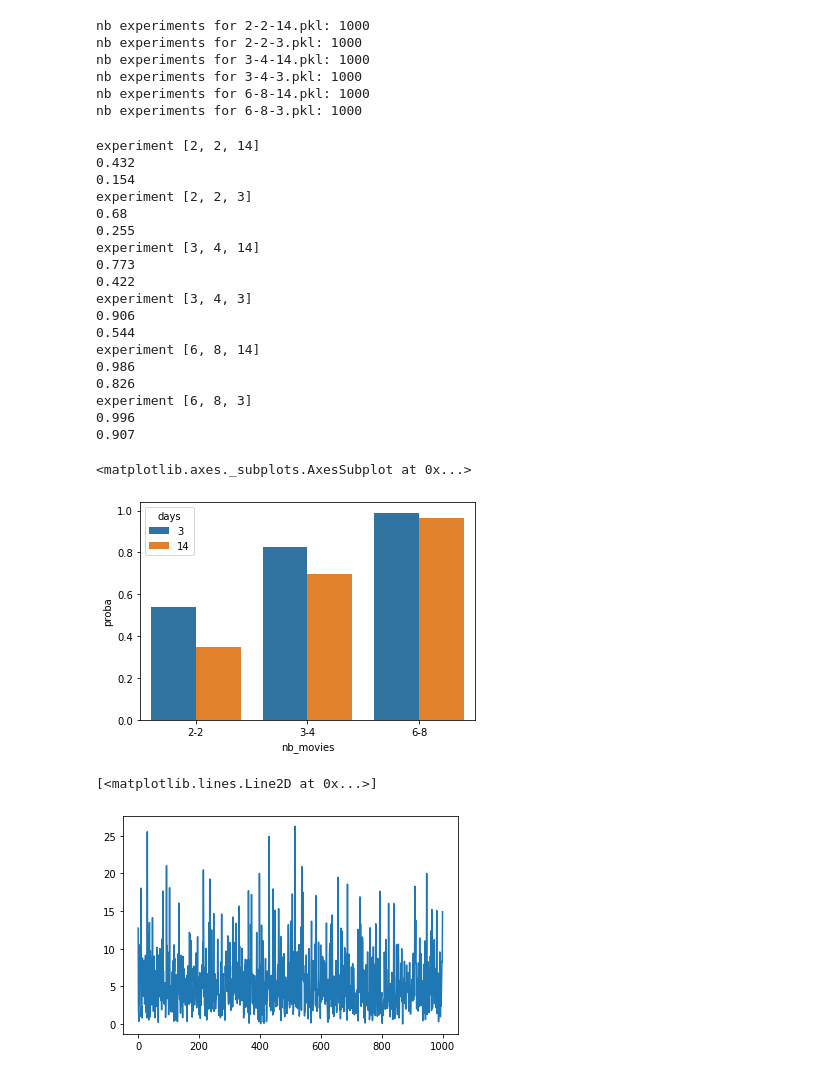
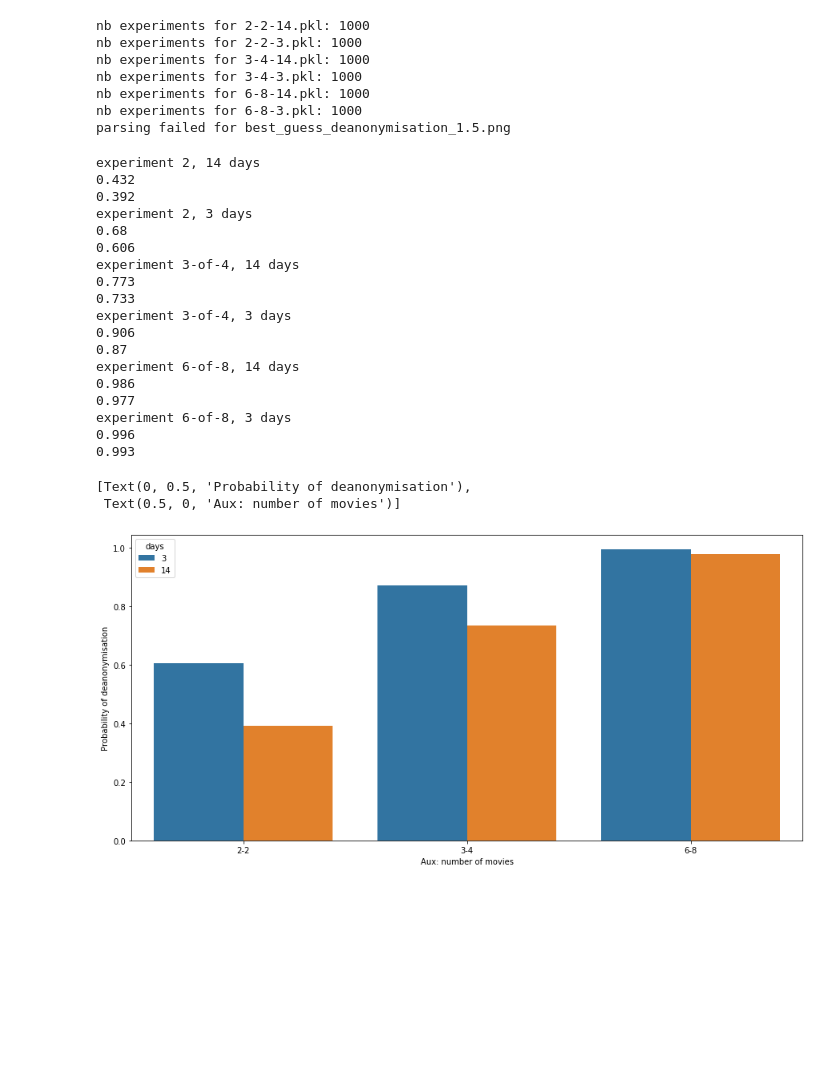
Before and after one commit to VincentHenric/IASD_privacy, a Jupyter notebook: result_analysis.ipynb, the cells around one changed output. Cells and saved outputs as stored; diff of their text form; code cells hidden in the pictures; blank space fills up the shorter version.

```diff
--- a/result_analysis.ipynb
+++ b/result_analysis.ipynb
@@ -74,20 +10,27 @@ def parse_aux_dataframe(s):
 # %%
 import os
-filenames = sorted(os.listdir('experiment'))
+filenames = sorted(os.listdir('experiments'))
 
-experiment_map = {'2-2-3.pkl':[2,2,3],
-                  '3-4-3.pkl':[3,4,3],
-                  '6-8-3.pkl':[6,8,3],
+def exp_name(exp):
+    if exp[0] == exp[1]:
+        return "{}, {} days".format(exp[0],exp[2])
+    else:
+        return "{}-of-{}, {} days".format(exp[0],exp[1],exp[2])
+
+experiment_map = {'2-2-3.pkl': [2,2,3],
+                  '3-4-3.pkl': [3,4,3],
+                  '6-8-3.pkl': [6,8,3],
                   '2-2-14.pkl':[2,2,14],
                   '3-4-14.pkl':[3,4,14],
                   '6-8-14.pkl':[6,8,14]}
+
 
 experiments = {}
 
 for filename in filenames:
 #     df = parse_results(filename, with_header=True)
     try:
-        f = open('experiment/'+filename, "rb")
+        f = open('experiments/'+filename, "rb")
         results = pickle.load(f)
         f.close
         print('nb experiments for {}: {}'.format(filename, len(results)))
@@ -102,47 +45,46 @@ nb experiments for 3-4-14.pkl: 1000
 nb experiments for 3-4-3.pkl: 1000
 nb experiments for 6-8-14.pkl: 1000
 nb experiments for 6-8-3.pkl: 1000
+parsing failed for best_guess_deanonymisation_1.5.png
 # %%
 statistics = {'nb_movies':[], 'days':[], 'proba':[]}
 for filename, results in experiments.items():
-    print('experiment {}'.format(experiment_map[filename]))
+    print('experiment {}'.format(exp_name(experiment_map[filename])))
     print(sum([r['id'] == r['matchedId'] for r in results])/len(results))
-    succ_thresh = sum([(r['id'] == r['matchedId'])&(r['eccentricity']>=1.5) for r in results])/len(results)
+    succ_thresh = sum([(r['id'] == r['matchedId'])&(r['eccentricity']>=0.13) for r in results])/len(results)
     print(succ_thresh)
     l = experiment_map[filename]
     statistics['nb_movies'].append('{}-{}'.format(l[0],l[1]))
     statistics['days'].append(l[2])
     statistics['proba'].append(succ_thresh)
 # %% [output]
-experiment [2, 2, 14]
+experiment 2, 14 days
 0.432
-0.154
-experiment [2, 2, 3]
+0.392
+experiment 2, 3 days
 0.68
-0.255
-experiment [3, 4, 14]
+0.606
+experiment 3-of-4, 14 days
 0.773
-0.422
-experiment [3, 4, 3]
+0.733
+experiment 3-of-4, 3 days
 0.906
-0.544
-experiment [6, 8, 14]
+0.87
+experiment 6-of-8, 14 days
 0.986
-0.826
-experiment [6, 8, 3]
+0.977
+experiment 6-of-8, 3 days
 0.996
-0.907
+0.993
 # %%
 df = pd.DataFrame(statistics)#.set_index(['nb_movies', 'days']).unstack()
-sns.barplot(x='nb_movies', y='proba', hue='days', data=df)
+plt.figure(figsize=(15,7))
+ax = sns.barplot(x='nb_movies', y='proba', hue='days', data=df)
+ax.set(xlabel='Aux: number of movies', ylabel='Probability of deanonymisation')
 # %% [output]
-<matplotlib.axes._subplots.AxesSubplot at 0x...>
+[Text(0, 0.5, 'Probability of deanonymisation'),
+ Text(0.5, 0, 'Aux: number of movies')]
-[figure, old version]
+[figure, new version]
-# %%
-plt.plot([r['eccentricity'] for r in results])
-# %% [output]
-[<matplotlib.lines.Line2D at 0x...>]
-[figure, removed]
 # %%
 from sklearn.metrics import roc_curve
 
```
Also changed, not shown: parts of 5 cells of this notebook, 29 other files.
